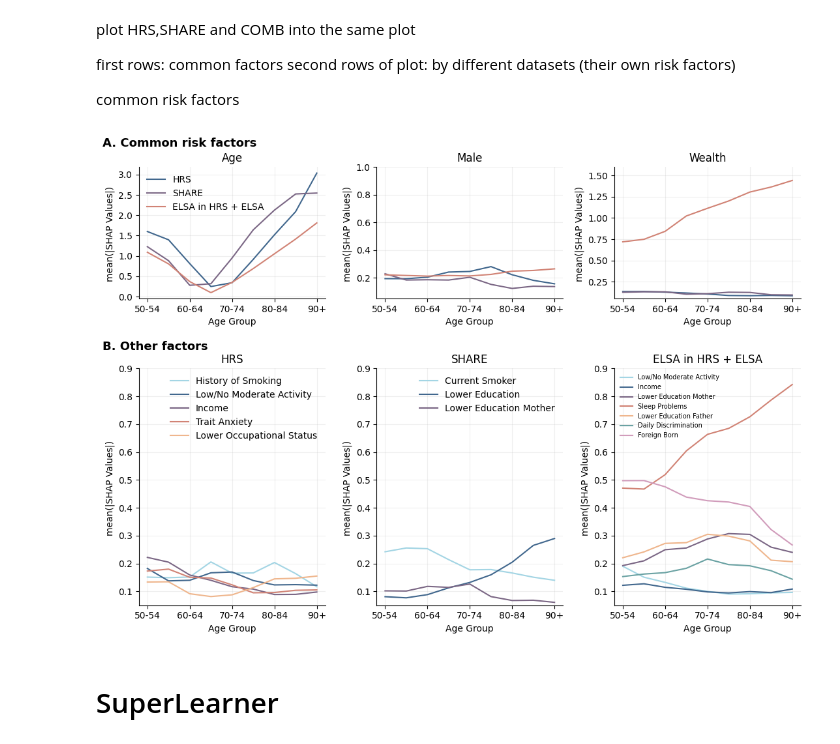
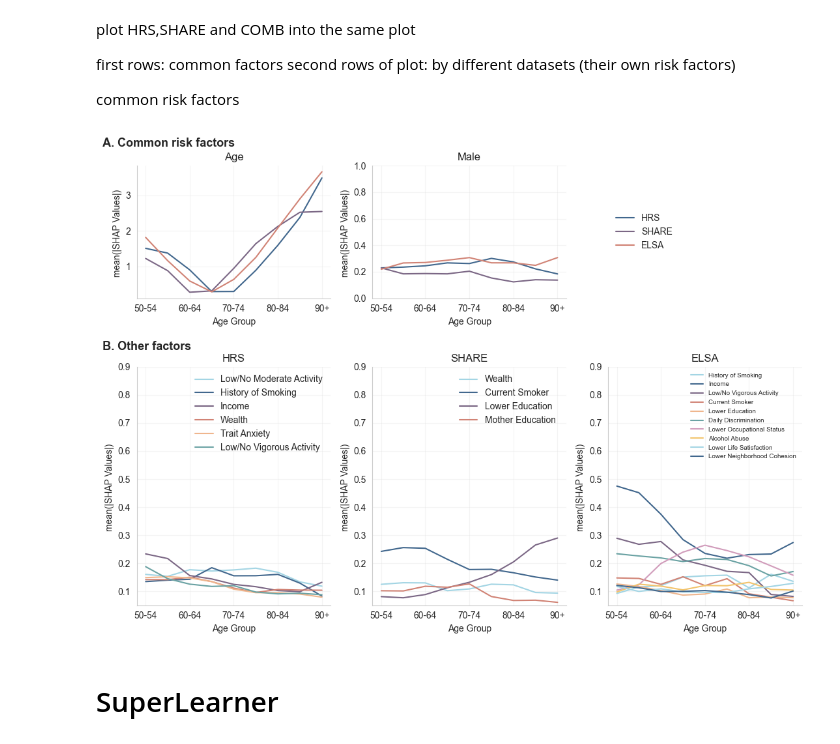
Before and after one commit to vallerrr/Mortality_prediction_cross_countries, a Jupyter notebook: main_new.ipynb, the cells around one changed output. Cells and saved outputs as stored; diff of their text form; code cells hidden in the pictures.

```diff
--- a/main_new.ipynb
+++ b/main_new.ipynb
@@ -716,6 +496,7 @@ Shap.shap_rank_bar_plot(shap_values_test=shap_values_test,
 df = params.data_reader(dataset='SHARE',source='us',bio=False)
 domain_name = 'share_all'
 model_params['domain_dict'][domain_name]= list(set(model_params['domain_dict']['all']).intersection(set(df.columns)))
+model_params['domain_dict'][domain_name].sort()
 model = Models.Model_fixed_test_size(data=df, model_params=model_params, domain=domain_name, model='lgb',
                                      train_subset_size=1, order=0)
 shap_values_test,shap_dict = Shap.shap_values_and_dict(model)
@@ -732,6 +513,7 @@ df_shap_all_SHARE = Shap.shap_values_and_dict_all(model)
 df = params.data_reader(dataset='ELSA',source='us',bio=False)
 domain_name = 'elsa_all'
 model_params['domain_dict'][domain_name]= list(set(model_params['domain_dict']['all']).intersection(set(df.columns)))
+model_params['domain_dict'][domain_name].sort()
 model = Models.Model_fixed_test_size(data=df, model_params=model_params, domain=domain_name, model='lgb',train_subset_size=1, order=0)
 shap_values_test,shap_dict = Shap.shap_values_and_dict(model)
 
@@ -757,6 +539,7 @@ df['ZwealthT'].hist(bins=100)
 comb_type = 3
 
 df,model_params['domain_dict'][domain_name] = params.read_merged_data(type=comb_type)
+model_params['domain_dict'][domain_name].sort()
 
 model_params['var_dict']['dataset']='Datasource'
 model = Models.Model_fixed_test_size(data=df, model_params=model_params, domain=domain_name, model='lgb', train_subset_size=1, order=0)
@@ -965,2 +705,0 @@ temp = pd.merge(left=temp,left_on='age_group',right=temp_ELSA_in_COMB,right_on='
-# %%
-df_shaps.rename(columns = {'ELSA_in_COMB_3':'ELSA_in_COMB'},inplace=True)
@@ -979,8 +707,8 @@ colors = {
 # vars in common = ['age','maleYN','ZwealthT']
 
 from matplotlib import pyplot as plt
-cols_all = ['age_shap','maleYN_shap','ZwealthT_shap']
-datasets = ['HRS','SHARE','ELSA_in_COMB']
+cols_all = ['age_shap','maleYN_shap']
+datasets = ['HRS','SHARE','ELSA']
 fig,axs = plt.subplots(2,3,figsize=(11, 8),gridspec_kw={'height_ratios': [1, 1.8]})
 var_dict = model_params['var_dict']
 
@@ -988,57 +716,65 @@ var_dict = model_params['var_dict']
 for j in range(0, 2):
     for i in range(0, 3):
         if j == 0:
+            if i==2:
+                continue
             col = cols_all[i]
             cols = [f'{col}_{y}' for y in datasets]
 
             if i == 0 and j == 0:
                 temp.plot(y=cols, ax=axs[j, i], title=var_dict[col.replace("_shap", '')],color=list(colors.values())[1:4]).legend(loc='best')
-                axs[j, i].legend(['HRS', 'SHARE', 'ELSA in HRS + ELSA'],frameon=False)
+                axs[j, i].legend(['HRS', 'SHARE', 'ELSA'],frameon=False)
             else:
                 temp.plot(y=cols, ax=axs[j, i], title=var_dict[col.replace("_shap", '')],color=list(colors.values())[1:4], legend=False)
 
         else:
             dataset = datasets[i]
 
             y_cols = [f'{x}_shap_{dataset}' for x in df_shaps.loc[df_shaps[dataset].notnull(), 'var']]
             for col in cols_all:
                 y_cols.remove(f'{col}_{dataset}')
-            if dataset == "ELSA_in_COMB":
-                temp.plot(y=y_cols, ax=axs[j, i], title='ELSA in HRS + ELSA',color=list(colors.values())).legend(loc='best')
+            if dataset == "ELSA":
+                temp.plot(y=y_cols, ax=axs[j, i], title='ELSA',color=list(colors.values())).legend(loc='best')
                 handles, labels = axs[j, i].get_legend_handles_labels()
                 axs[j, i].legend([var_dict[x.split("_")[0]] for x in labels],frameon=False,fontsize=7)
             else:
                 temp.plot(y=y_cols, ax=axs[j, i], title=dataset,color=list(colors.values())).legend(loc='best')
                 handles, labels = axs[j, i].get_legend_handles_labels()
                 axs[j, i].legend([var_dict[x.split("_")[0]] for x in labels],frameon=False)
 
         axs[j, i].grid(axis='both',alpha=0.2)
         axs[j, i].set_ylabel('mean(|SHAP Values|) ')
         axs[j, i].set_xlabel('Age Group')
         #axs[j, i].axhline(0, color='grey', ls='--')
         axs[j, i].spines['top'].set_visible(False)
         axs[j, i].spines['right'].set_visible(False)
 
-axs[0,1].set_ylim(0.05,1.0)
-axs[0,2].set_ylim(0.05,1.6)
+axs[0,1].set_ylim(0.0,1.0)
+axs[0,2].visible=False
 
 axs[1,0].set_ylim(0.05,0.9)
 axs[1,1].set_ylim(0.05,0.9)
 axs[1,2].set_ylim(0.05,0.9)
 
+axs[0,2].clear()
+axs[0,2].axis('off')  # Turn off the axis completely
 
+# Move the legend from axs[0,1] to axs[0,2]
+handles, labels = axs[0,0].get_legend_handles_labels()
+axs[0,2].legend(handles, ['HRS', 'SHARE', 'ELSA'], frameon=False, loc='center left', fontsize=10)
 
+axs[0,0].legend_.remove()
+# Redraw the figure with adjustments
+fig.text(0.01, 0.97, "A. Common risk factors", ha='left', va='top', fontsize=13, weight="bold")
+fig.text(0.01, 0.58, "B. Other factors", ha='left', va='top', fontsize=13, weight="bold")
 
-# Add custom text annotations
-fig.text(0.01, 0.97, "A. Common risk factors", ha='left', va='top', fontsize=13,weight="bold")
-fig.text(0.01, 0.58, "B. Other factors", ha='left', va='top', fontsize=13,weight="bold")
+# Adjust layout to ensure proper spacing
+fig.tight_layout(rect=[0, 0, 1, 0.96], h_pad=3.0)
 
-# Adjust layout with increased padding between rows
-fig.tight_layout(rect=[0, 0, 1, 0.96], h_pad=3.0)  # Adjusted h_pad to increase padding
-
-plt.savefig(Path.cwd() / f'graphs/model_outputs/shap_by_age_group_ELSA_subcomponent.pdf')
+# Save the modified figure
+plt.savefig(Path.cwd() / 'graphs/model_outputs/shap_by_age_group_all.pdf')
 # %% [output]
-[figure, old version]
+[figure, new version]
 # %% [markdown]
 # SuperLearner
 # %%
```
Also changed, not shown: parts of 50 cells of this notebook, 9 other files.
